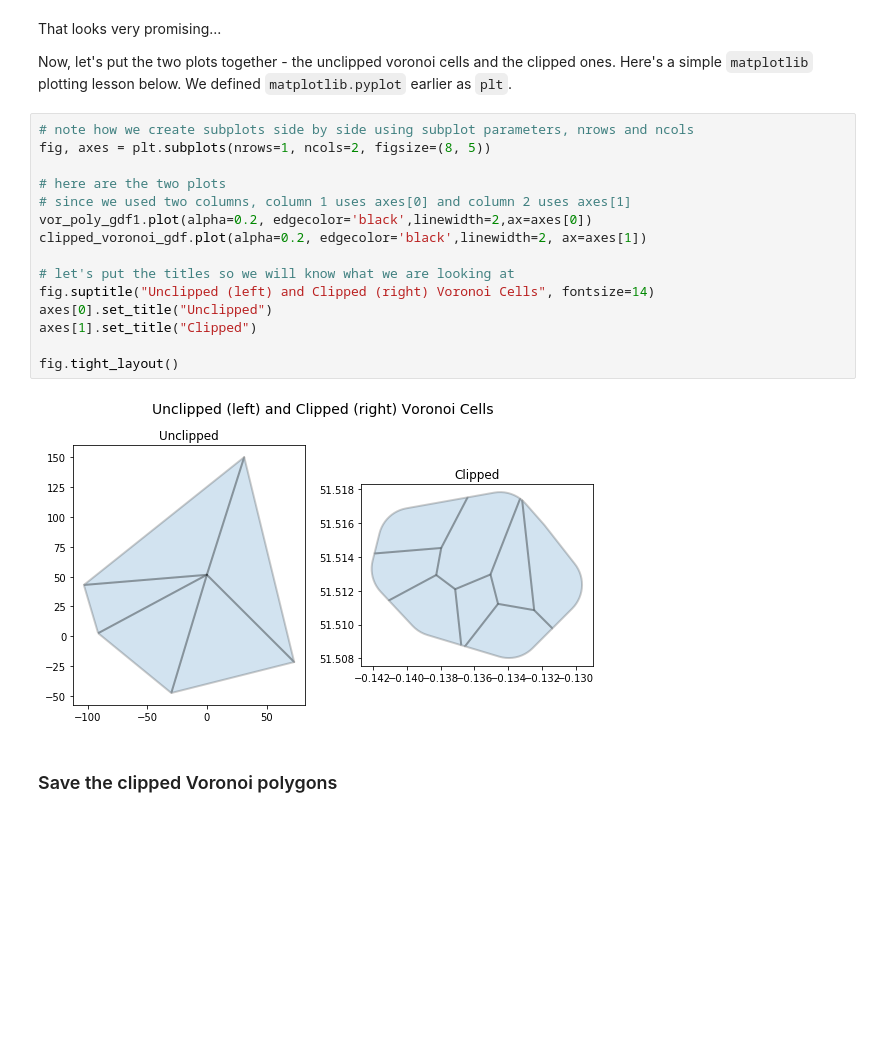
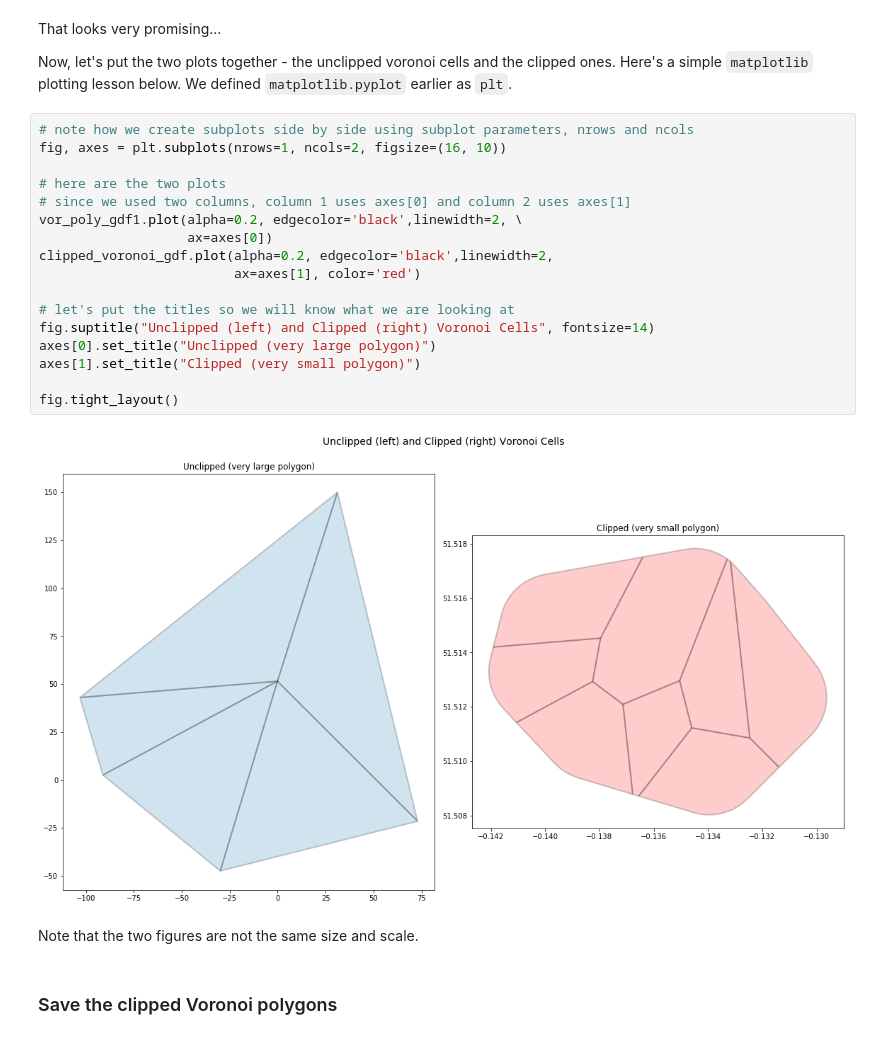
Before and after one commit to nravilla/1854-Cholera-Outbreak-London-Advanced-2, a Jupyter notebook: NB04-Constructing-Voronoi-Polygons.ipynb, the cells around one changed output. Saved outputs shown, nothing was run; the diff lists cells and outputs as text; blank space fills up the shorter version.

```diff
--- a/NB04-Constructing-Voronoi-Polygons.ipynb
+++ b/NB04-Constructing-Voronoi-Polygons.ipynb
@@ -411,21 +418,25 @@ That looks very promising...
 Now, let's put the two plots together - the unclipped voronoi cells and the clipped ones. Here's a simple `matplotlib` plotting lesson below. We defined `matplotlib.pyplot` earlier as `plt`.
 # %%
 # note how we create subplots side by side using subplot parameters, nrows and ncols
-fig, axes = plt.subplots(nrows=1, ncols=2, figsize=(8, 5))
+fig, axes = plt.subplots(nrows=1, ncols=2, figsize=(16, 10))
 
 # here are the two plots
 # since we used two columns, column 1 uses axes[0] and column 2 uses axes[1]
-vor_poly_gdf1.plot(alpha=0.2, edgecolor='black',linewidth=2,ax=axes[0])
-clipped_voronoi_gdf.plot(alpha=0.2, edgecolor='black',linewidth=2, ax=axes[1])
+vor_poly_gdf1.plot(alpha=0.2, edgecolor='black',linewidth=2, \
+                   ax=axes[0])
+clipped_voronoi_gdf.plot(alpha=0.2, edgecolor='black',linewidth=2,
+                         ax=axes[1], color='red')
 
 # let's put the titles so we will know what we are looking at
 fig.suptitle("Unclipped (left) and Clipped (right) Voronoi Cells", fontsize=14)
-axes[0].set_title("Unclipped")
-axes[1].set_title("Clipped")
+axes[0].set_title("Unclipped (very large polygon)")
+axes[1].set_title("Clipped (very small polygon)")
 
 fig.tight_layout()
 # %% [output]
-[figure, old version]
+[figure, new version]
+# %% [markdown]
+Note that the two figures are not the same size and scale.
 # %% [markdown]
 ### Save the clipped Voronoi polygons
 # %%
```
Also changed, not shown: parts of 18 cells of this notebook, 12 other files.
